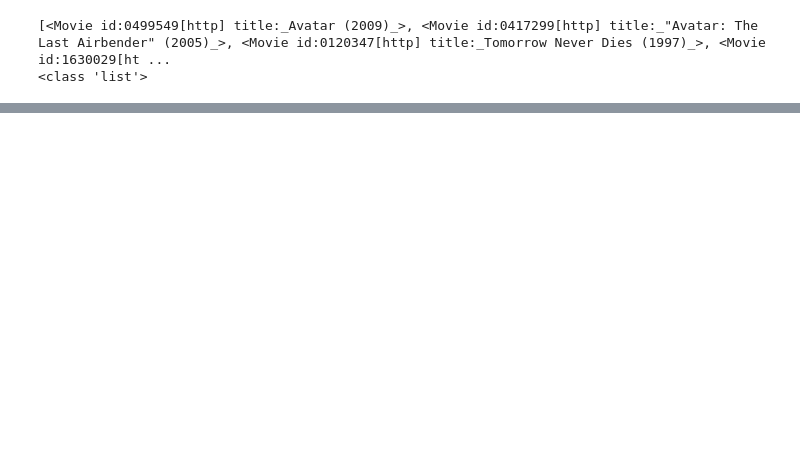
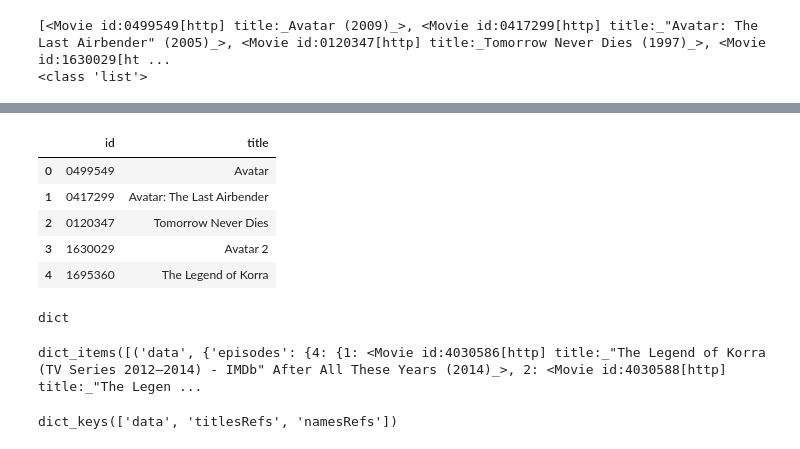
Before and after one commit to JohnErnestBonanno/IMDB_Explo, a Jupyter notebook: ATLA_Korra_Data_Pull.ipynb, the cells around one changed output, grey strips where cells are left out. Saved outputs shown, nothing was run; the diff lists cells and outputs as text; code cells hidden in the pictures; blank space fills up the shorter version.

Commit message:
Understand Movie.object better

```diff
--- a/ATLA_Korra_Data_Pull.ipynb
+++ b/ATLA_Korra_Data_Pull.ipynb
@@ -16,0 +37,5 @@ imdb.Movie.Movie
+# %%
+# if just take the value as is, you will get an IMDB movie object.
+# instead, need to convert it to a list before pulling this in
+for i in range(len(tv_show)):
+    print(tv_show[i])
@@ -16,0 +63,27 @@ imdb.Movie.Movie
+# %%
+id_list = []
+
+for i in range(len(tv_show)):
+    temp_list = tv_show[i].getID()
+    id_list.append(temp_list)
+# %%
+title_list = []
+
+for i in range(len(tv_show)):
+    temp_list = str(tv_show[i]) #needs to be a str otherwise pull it in as a IMDB.movie.movie object...
+    title_list.append(temp_list)
+# %%
+#allows me to get movies and their ids into a pandas df for easier searching and manipulation in the future
+new_df = pd.DataFrame()
+
+new_df['id'] = id_list
+new_df['title'] = title_list
+# %%
+new_df.head()
+# %% [output]
+|  | id | title |
+| 0 | 0499549 | Avatar |
+| 1 | 0417299 | Avatar: The Last Airbender |
+| 2 | 0120347 | Tomorrow Never Dies |
+| 3 | 1630029 | Avatar 2 |
+| 4 | 1695360 | The Legend of Korra |
@@ -16,0 +92,4 @@ imdb.Movie.Movie
+# %%
+type(korra_episodes)
+# %% [output]
+dict
@@ -16,0 +99,8 @@ imdb.Movie.Movie
+# %%
+print(korra_episodes.items())
+# %% [output]
+dict_items([('data', {'episodes': {4: {1: <Movie id:4030586[http] title:_"The Legend of Korra (TV Series 2012–2014) - IMDb" After All These Years (2014)_>, 2: <Movie id:4030588[http] title:_"The Legen ...
+# %%
+korra_episodes.keys()
+# %% [output]
+dict_keys(['data', 'titlesRefs', 'namesRefs'])
```
Also changed, not shown: parts of 78 cells of this notebook.
